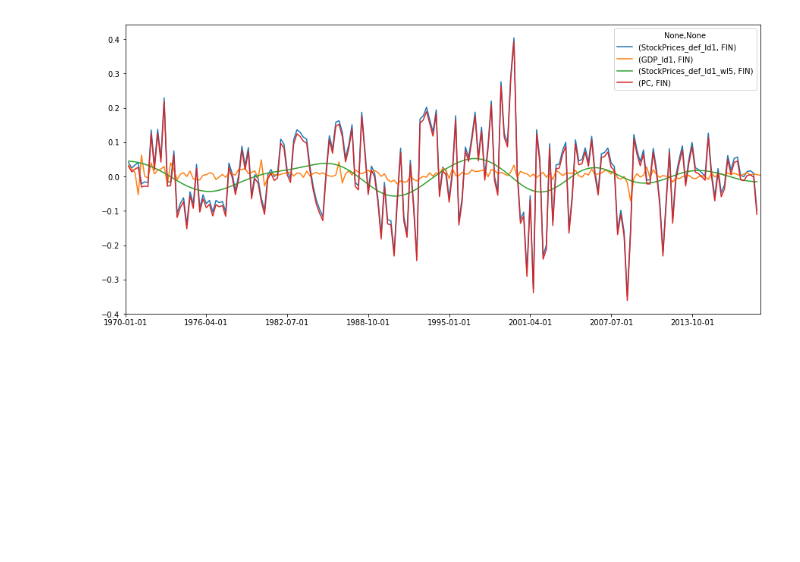
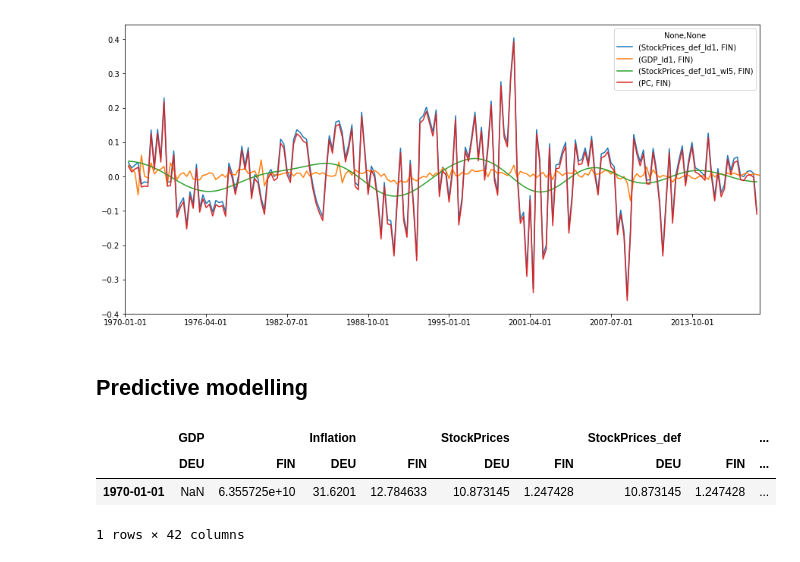
Before and after one commit to vvoutilainen/MTSDataModel, a Jupyter notebook: examples/sample_examples.ipynb, the cells around one changed output. Saved outputs shown, nothing was run; the diff lists cells and outputs as text; code cells hidden in the pictures; blank space fills up the shorter version.

```diff
--- a/examples/sample_examples.ipynb
+++ b/examples/sample_examples.ipynb
@@ -165,3 +172,17 @@ ax = fig.add_subplot(1,1,1)
 do.PlotVariables(variables=['StockPrices_def_ld1','GDP_ld1','PC','StockPrices_def_ld1_wl5'], entities=['FIN'], ax=ax)
 # %% [output]
 [figure]
+# %% [markdown]
+## Predictive modelling
+# %%
+# Create some dummy data representing binary outcome data
+df = do.ReturnDf()
+df['y','DEU']=[1 if x in [6,7,10,11,99,180,182,183] else 0 for x in range(len(df))]
+df['y','FIN']=[1 if x in [98,99,100,101] else 0 for x in range(len(df)) ]
+do.ReplaceDf(df)
+do.ReturnDf().head(1)
+# %% [output]
+|  | GDP |  | Inflation |  | StockPrices |  | StockPrices_def |  | ... |
+|  | DEU | FIN | DEU | FIN | DEU | FIN | DEU | FIN | ... |
+| 1970-01-01 | NaN | 6.355725e+10 | 31.6201 | 12.784633 | 10.873145 | 1.247428 | 10.873145 | 1.247428 | ... |
+1 rows × 42 columns
```
Also changed, not shown: parts of 11 cells of this notebook.
